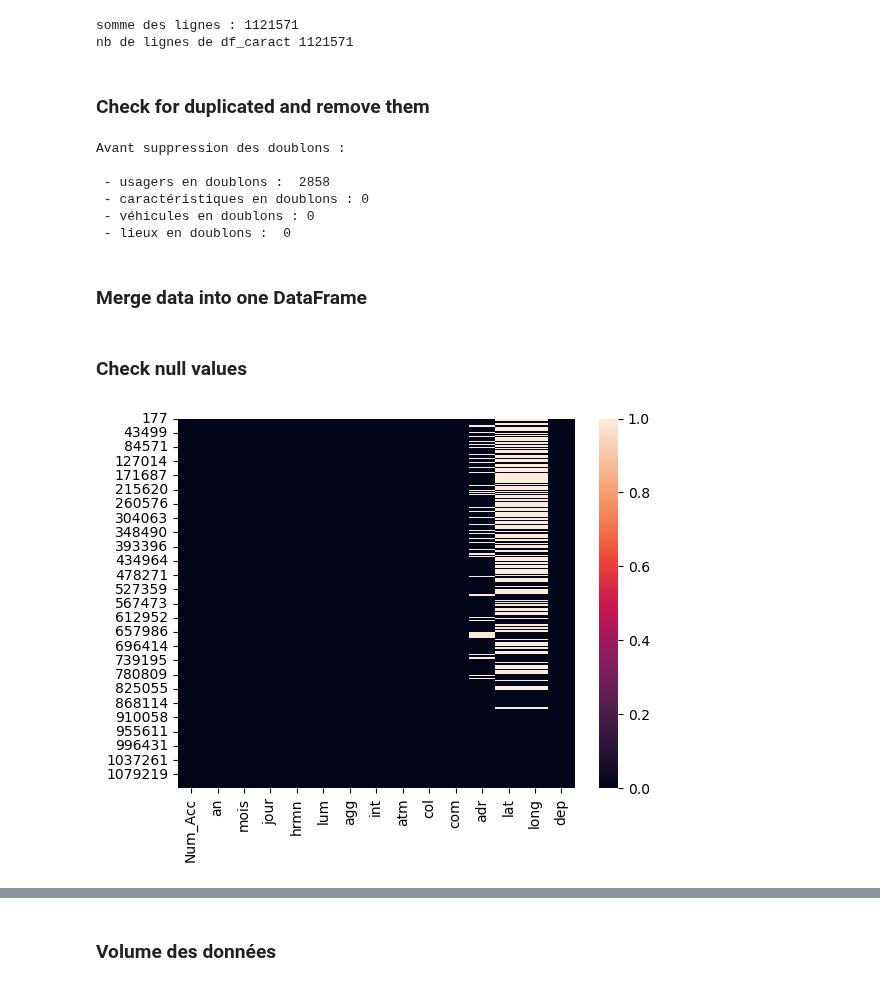
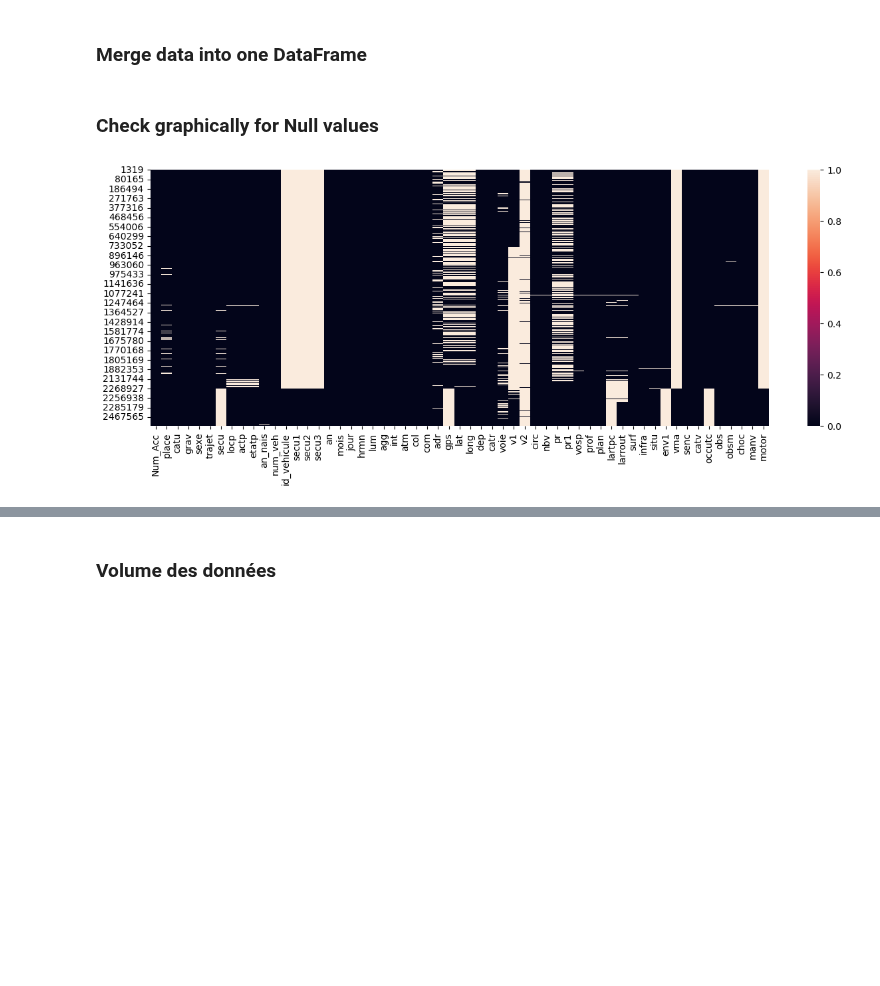
Before and after one commit to nicolascarayon/projet-accidents-routiers, a Jupyter notebook: nico_load_clean_data.ipynb, the cells around one changed output, grey strips where cells are left out. Drawn from its saved outputs; the diff is of its cells as text; code cells hidden in the pictures; blank space fills up the shorter version.

```diff
--- a/nico_load_clean_data.ipynb
+++ b/nico_load_clean_data.ipynb
@@ -109,59 +45,14 @@ nb de lignes de df_caract 1914902
-# %%
-# for year in range(start_year, end_year+1):
-#     df = dic_lieux[year]
-#     print(f'{year : }', df.columns)
-
-for year in range(start_year, end_year+1):
-    df = dic_lieux[year]
-    if year == start_year:
-        df_lieux = df
-    else:
-        df_lieux = pd.concat([df_lieux, df], ignore_index=True, axis=0)
-
-# check number of lines
-nb_lines = 0
-for year in range(start_year, end_year+1):
-    nb_lines += dic_lieux[year].shape[0]
-
-print('somme des lignes :', nb_lines)
-print('nb de lignes de df_caract', df_lieux.shape[0])
-
-# for col in df_lieux.columns:
-#     print(f'{col} : ', df_lieux[col].unique())
-# %% [output]
-somme des lignes : 1121571
-nb de lignes de df_caract 1121571
-# %% [markdown]
-###  Check for duplicated and remove them
-# %%
-print("Avant suppression des doublons : \n")
-print(' - usagers en doublons : ', df_usagers.duplicated().sum())
-print(' - caractéristiques en doublons :', df_caract.duplicated().sum())
-print(' - véhicules en doublons :', df_vehic.duplicated().sum())
-print(' - lieux en doublons : ', df_lieux.duplicated().sum())
-
-df_usagers.drop_duplicates(inplace=True)
-df_caract.drop_duplicates(inplace=True)
-df_vehic.drop_duplicates(inplace=True)
-df_lieux.drop_duplicates(inplace=True)
-# %% [output]
-Avant suppression des doublons :
-
- - usagers en doublons :  2858
- - caractéristiques en doublons : 0
- - véhicules en doublons : 0
- - lieux en doublons :  0
 # %% [markdown]
 ### Merge data into one DataFrame
 # %%
-df = df_usagers.merge(on=['Num_Acc'], right=df_caract, how='left')
-df = df.merge(on=['Num_Acc', 'id_vehicule', 'num_veh'], right=df_vehic, how='left')
-df = df.merge(on='Num_Acc', right=df_lieux, how='left')
+df = pt.merge_dataframes(df_usagers=df_usagers, df_caract=df_caract, df_vehic=df_vehic, df_lieux=df_lieux)
 # %% [markdown]
-### Check null values
+### Check graphically for Null values
 # %%
-df_sample = df_caract.sample(10000)
-df_sample = df_sample.sort_values(by='Num_Acc', ascending=True)
-sns.heatmap(df_sample.isna());
+df_sample = df.sample(10000)
+df_sample = df_sample.sort_values(by=['an', 'mois', 'jour'], ascending=True)
+
+plt.figure(figsize=(15,5))
+ax = sns.heatmap(df_sample.isna());
 # %% [output]
-[figure, old version]
+[figure, new version]
```
Also changed, not shown: parts of 15 cells of this notebook, 1 other file.
